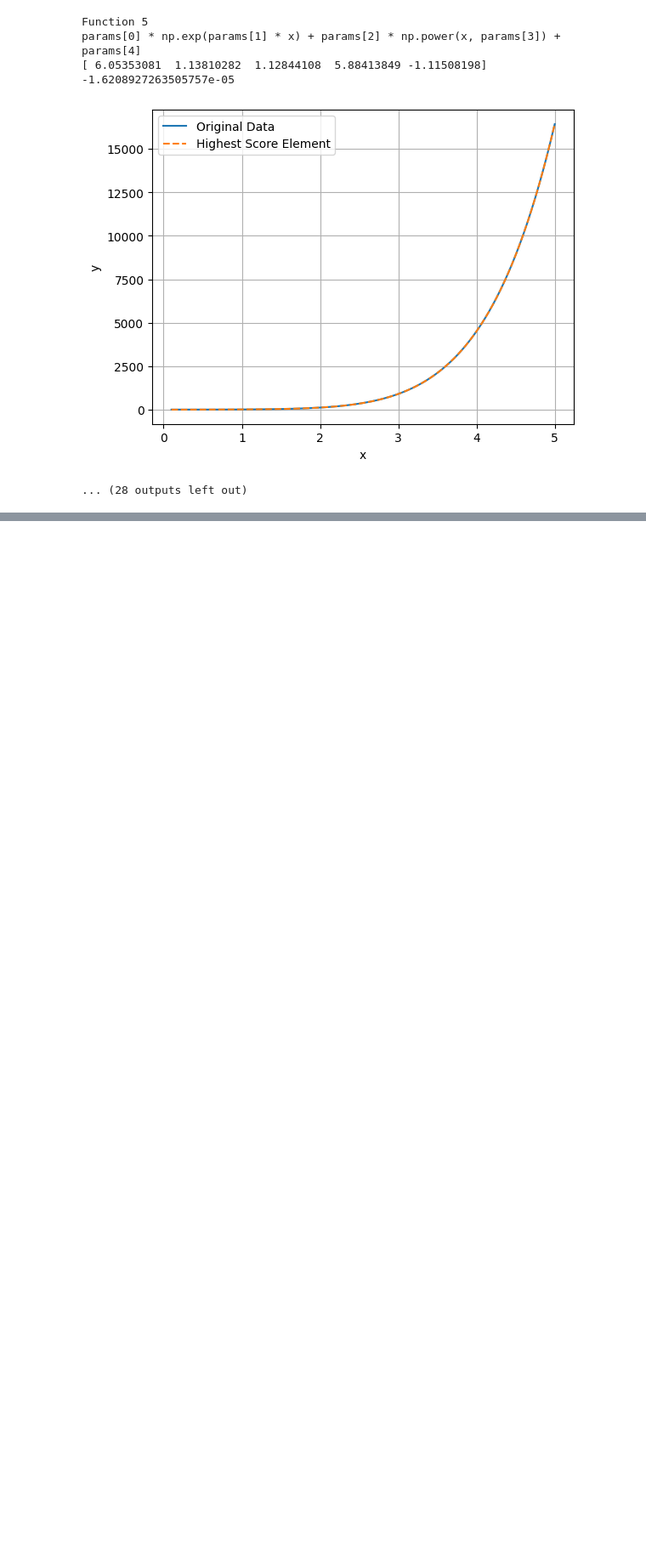
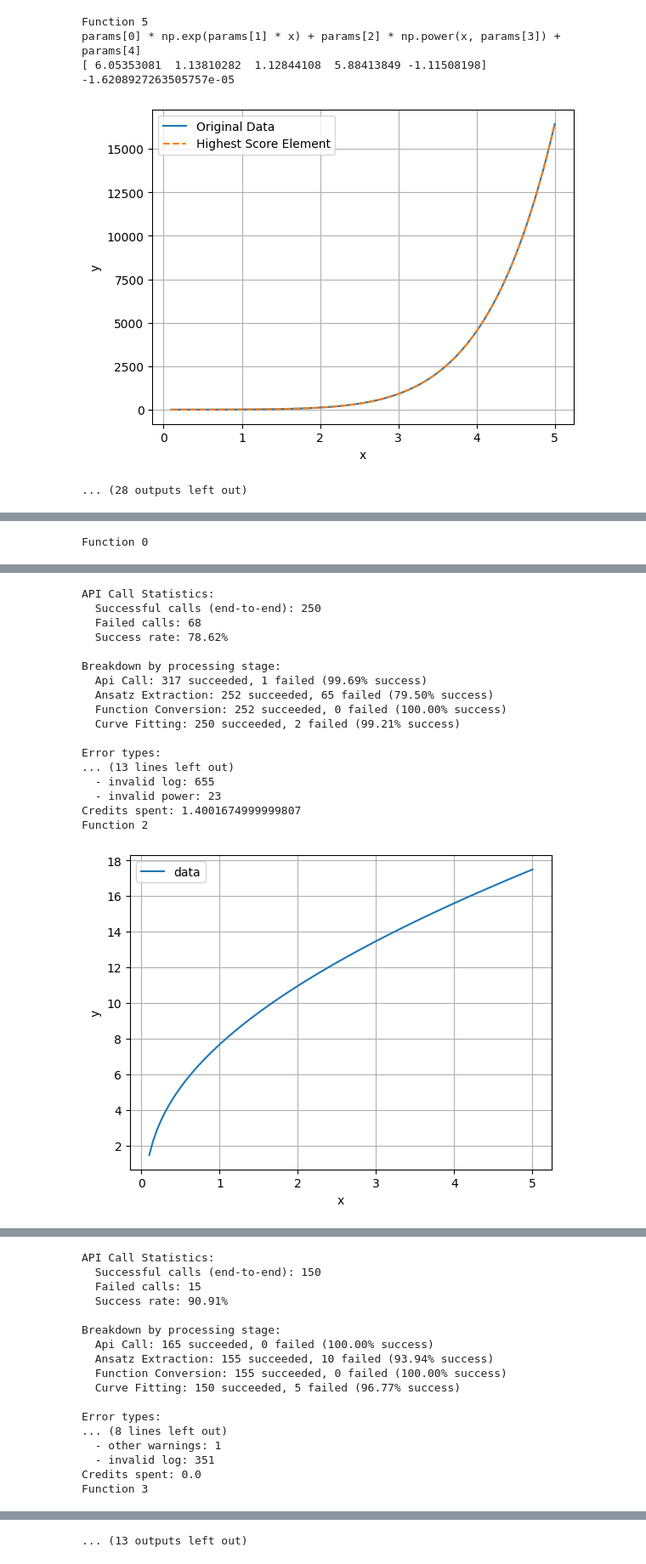
Before and after one commit to harveyThomas4692/llmlex, a Jupyter notebook: Examples/fit_functions.ipynb, the cells around one changed output, grey strips where cells are left out. Shown at 85% size. Saved outputs shown, nothing was run; the diff lists cells and outputs as text; code cells hidden in the pictures; blank space fills up the shorter version.

```diff
--- a/Examples/fit_functions.ipynb
+++ b/Examples/fit_functions.ipynb
@@ -226,0 +231,33 @@ params[0] * np.exp(params[1] * x) + params[2] * np.power(x, params[3]) + params[
+# %%
+funcs2 = [funcs[0],
+          funcs[1],
+          funcs[3],
+          funcs[5],
+          funcs[9],
+          funcs[16],
+          funcs[18],
+          funcs[19]
+          ]
+# %%
+xVals = np.linspace(0.1, 5, 100)
+count = 0
+population_size = 25
+num_of_generations = 10
+res_list_2 = []
+
+for func in funcs2:
+    print(f"Function {count}")
+    count+=1
+    y = func(xVals)
+    fig, ax = plt.subplots()
+    plt.xticks([xVals[0], xVals[-1]], ['%2.f' % xVals[0], '%2.f' % xVals[-1]])
+    plt.yticks([min(y), max(y)], ['%2.f' % min(y), '%2.f' % max(y)])
+    base64_image = LLM_LEx.images.generate_base64_image(fig, ax, xVals, y)
+    plt.show()
+    start = LLM_LEx.llm.check_key_limit(client)
+    res = LLM_LEx.run_genetic(client, base64_image, xVals, y, population_size,num_of_generations,
+                            temperature=1., model="openai/gpt-4o", system_prompt=None, elite=False, use_async=True, exit_condition=1e-10)
+    res_list_2.append(res)
+    print(f"Credits spent: {start - LLM_LEx.llm.check_key_limit(client)}")
+# %% [output]
+Function 0
@@ -226,0 +317,18 @@ params[0] * np.exp(params[1] * x) + params[2] * np.power(x, params[3]) + params[
+API Call Statistics:
+  Successful calls (end-to-end): 250
+  Failed calls: 68
+  Success rate: 78.62%
+
+Breakdown by processing stage:
+  Api Call: 317 succeeded, 1 failed (99.69% success)
+  Ansatz Extraction: 252 succeeded, 65 failed (79.50% success)
+  Function Conversion: 252 succeeded, 0 failed (100.00% success)
+  Curve Fitting: 250 succeeded, 2 failed (99.21% success)
+
+Error types:
+... (13 lines left out)
+  - invalid log: 655
+  - invalid power: 23
+Credits spent: 1.4001674999999807
+Function 2
+[figure, added]
@@ -226,0 +352,17 @@ params[0] * np.exp(params[1] * x) + params[2] * np.power(x, params[3]) + params[
+API Call Statistics:
+  Successful calls (end-to-end): 150
+  Failed calls: 15
+  Success rate: 90.91%
+
+Breakdown by processing stage:
+  Api Call: 165 succeeded, 0 failed (100.00% success)
+  Ansatz Extraction: 155 succeeded, 10 failed (93.94% success)
+  Function Conversion: 155 succeeded, 0 failed (100.00% success)
+  Curve Fitting: 150 succeeded, 5 failed (96.77% success)
+
+Error types:
+... (8 lines left out)
+  - other warnings: 1
+  - invalid log: 351
+Credits spent: 0.0
+Function 3
@@ -226,0 +387 @@ params[0] * np.exp(params[1] * x) + params[2] * np.power(x, params[3]) + params[
+... (13 outputs left out)
```
Also changed, not shown: parts of 5 cells of this notebook, 1 other file.
